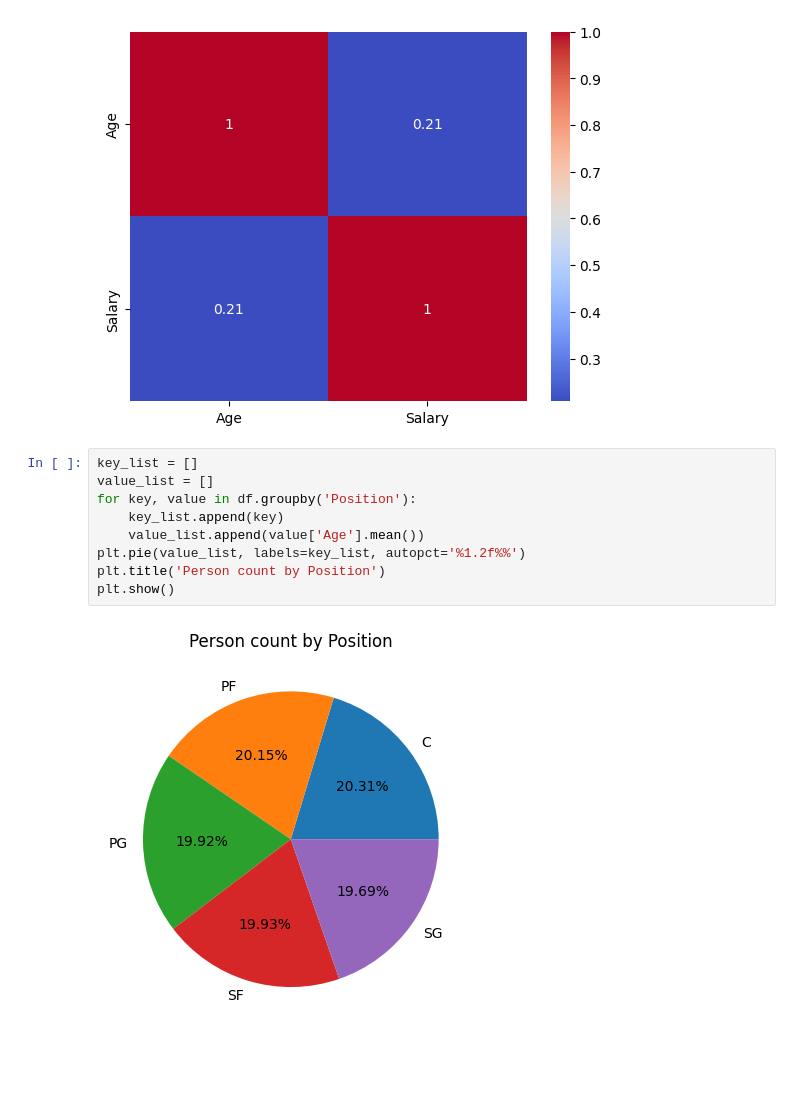
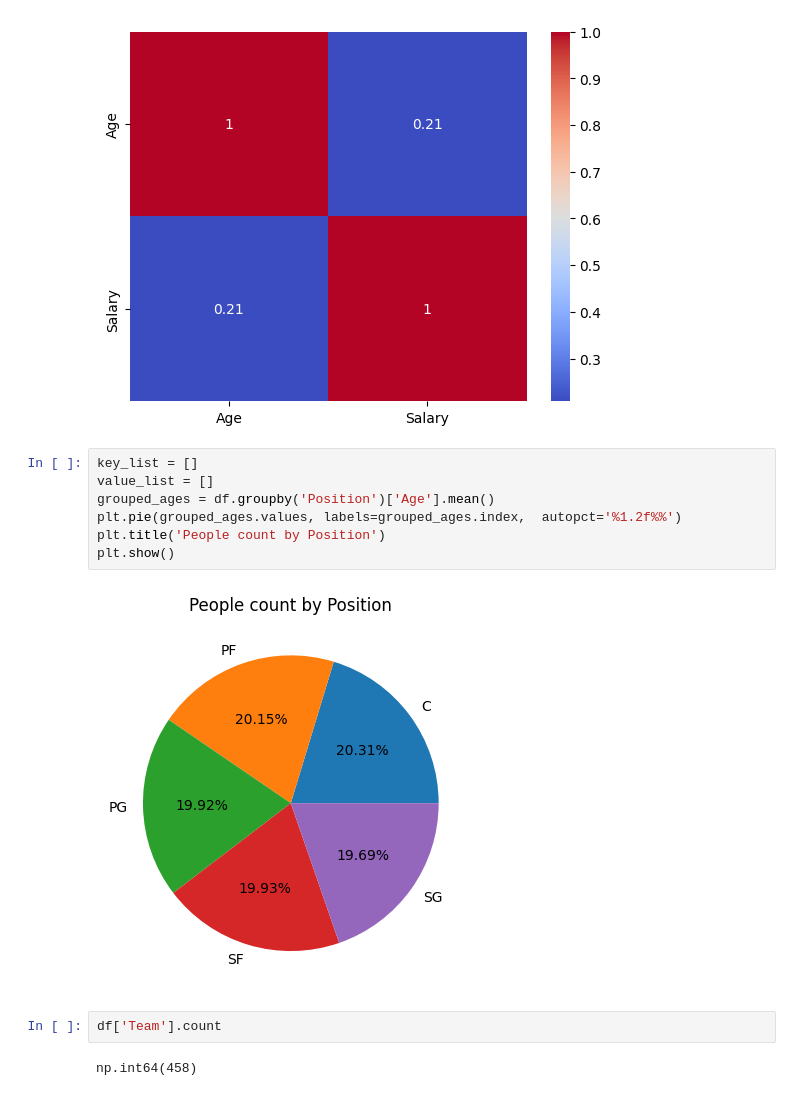
Before and after one commit to PmCoder26/green-ai-project, a Jupyter notebook: src/day_3_2.ipynb, the cells around one changed output. Saved outputs shown, nothing was run; the diff lists cells and outputs as text; blank space fills up the shorter version.

```diff
--- a/src/day_3_2.ipynb
+++ b/src/day_3_2.ipynb
@@ -93,11 +95,13 @@ plt.show()
 # %%
 key_list = []
 value_list = []
-for key, value in df.groupby('Position'):
-    key_list.append(key)
-    value_list.append(value['Age'].mean())
-plt.pie(value_list, labels=key_list, autopct='%1.2f%%')
-plt.title('Person count by Position')
+grouped_ages = df.groupby('Position')['Age'].mean()
+plt.pie(grouped_ages.values, labels=grouped_ages.index,  autopct='%1.2f%%')
+plt.title('People count by Position')
 plt.show()
 # %% [output]
-[figure, old version]
+[figure, new version]
+# %%
+df['Team'].count
+# %% [output]
+np.int64(458)
```
Also changed, not shown: parts of 4 cells of this notebook.
